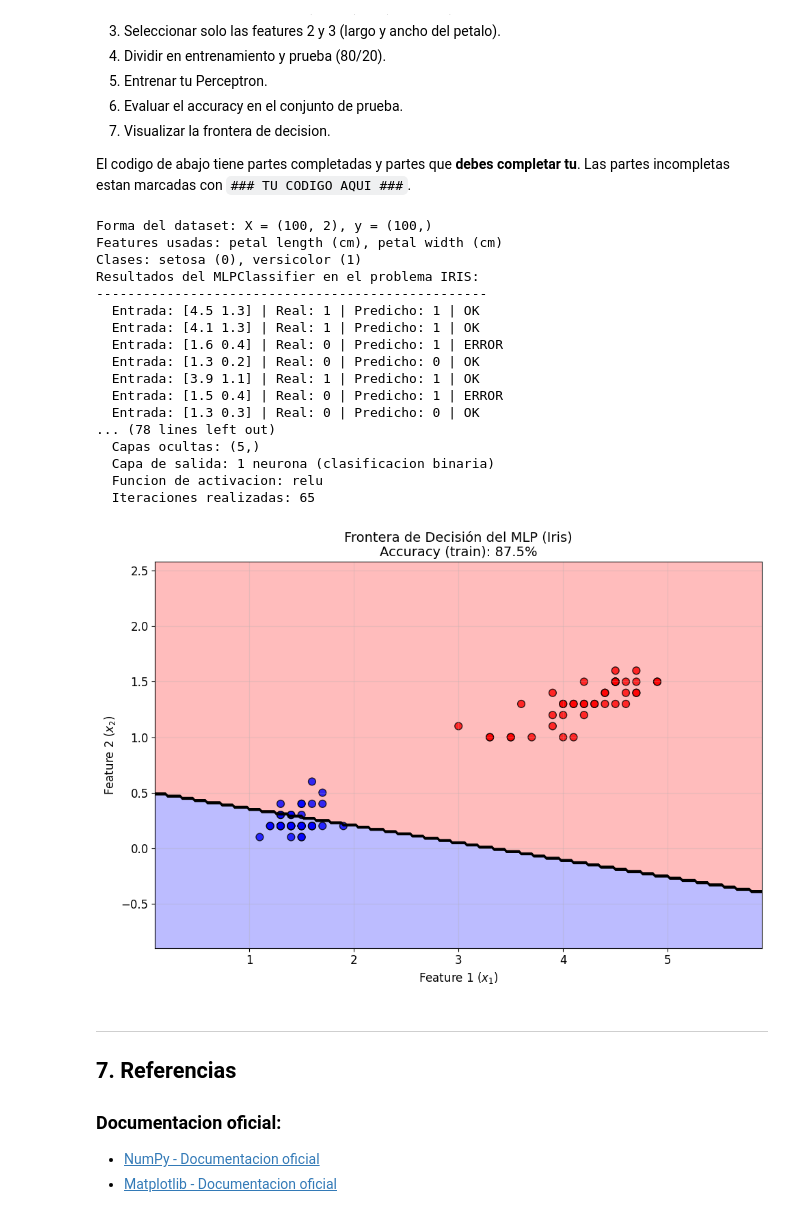
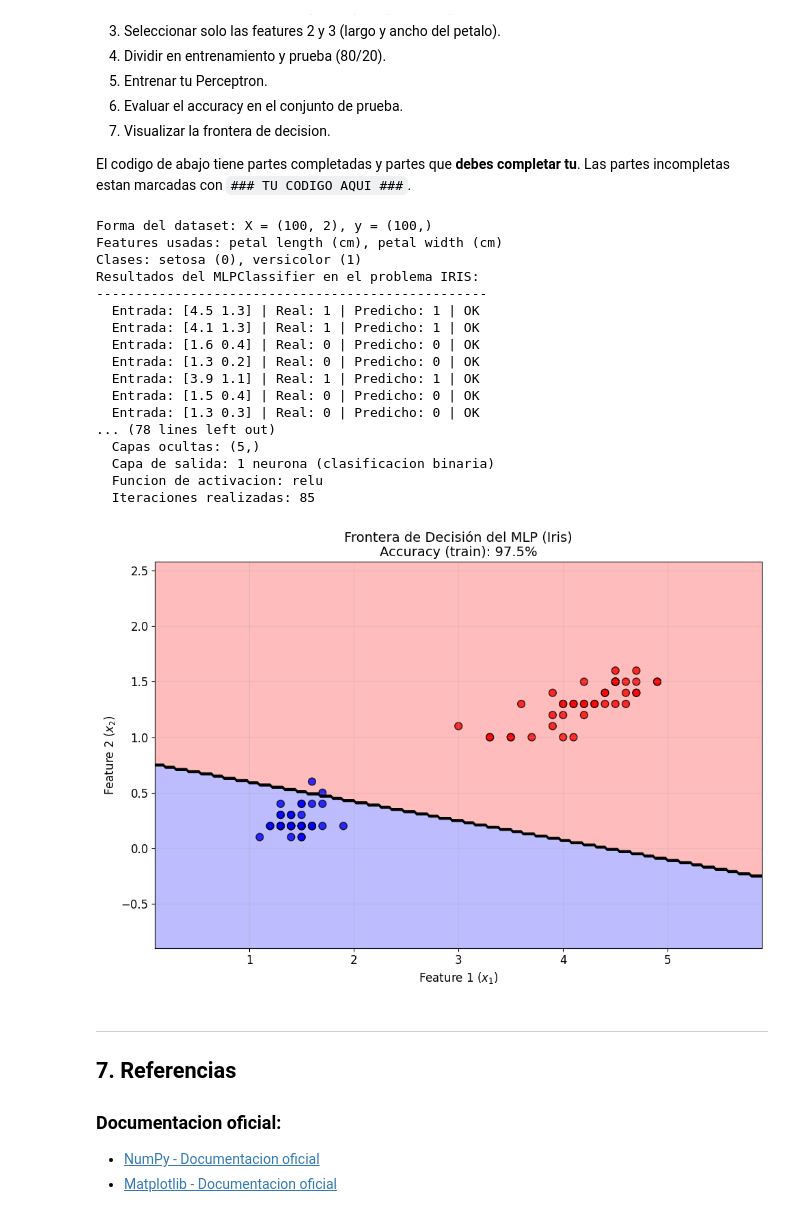
Before and after one commit to profejulianflorez/deep-learning-2-TdeA, a Jupyter notebook: guias/Guia_01_Fundamentos_DL_Perceptron.ipynb, the cells around one changed output. Drawn from its saved outputs; the diff is of its cells as text; code cells hidden in the pictures.

```diff
--- a/guias/Guia_01_Fundamentos_DL_Perceptron.ipynb
+++ b/guias/Guia_01_Fundamentos_DL_Perceptron.ipynb
@@ -1427,7 +1425,7 @@ mlp_iris = MLPClassifier(
     hidden_layer_sizes=(5,),    # 1 capa oculta con 4 neuronas
     activation='relu',          # Funcion de activacion ReLU
     solver='adam',              # Optimizador Adam
-    max_iter=65,              # Maximo de iteraciones
+    max_iter=85,              # Maximo de iteraciones
     random_state=42,            # Semilla para reproducibilidad
     learning_rate_init=0.01     # Tasa de aprendizaje inicial
 )
@@ -1456,37 +1454,37 @@ print(f"  Capas ocultas: {mlp_iris.hidden_layer_sizes}")
 print(f"  Capa de salida: 1 neurona (clasificacion binaria)")
 print(f"  Funcion de activacion: {mlp_iris.activation}")
 print(f"  Iteraciones realizadas: {mlp_iris.n_iter_}\n")
 
 # Paso 7: Visualizar la frontera de decision
 # Usa la funcion plot_decision_boundary() que definimos arriba
 # Grafica usando X_train y y_train
 fig, ax = plt.subplots(figsize=(10, 7))
 plot_decision_boundary(
     X_train, y_train, mlp_iris,
     title=f'Frontera de Decisión del MLP (Iris)\nAccuracy (train): {acc_mlp_iris * 100:.1f}%',
     ax=ax
 )
 plt.tight_layout()
 plt.show()
 # %% [output]
 Forma del dataset: X = (100, 2), y = (100,)
 Features usadas: petal length (cm), petal width (cm)
 Clases: setosa (0), versicolor (1)
 Resultados del MLPClassifier en el problema IRIS:
 --------------------------------------------------
   Entrada: [4.5 1.3] | Real: 1 | Predicho: 1 | OK
   Entrada: [4.1 1.3] | Real: 1 | Predicho: 1 | OK
-  Entrada: [1.6 0.4] | Real: 0 | Predicho: 1 | ERROR
+  Entrada: [1.6 0.4] | Real: 0 | Predicho: 0 | OK
   Entrada: [1.3 0.2] | Real: 0 | Predicho: 0 | OK
   Entrada: [3.9 1.1] | Real: 1 | Predicho: 1 | OK
-  Entrada: [1.5 0.4] | Real: 0 | Predicho: 1 | ERROR
+  Entrada: [1.5 0.4] | Real: 0 | Predicho: 0 | OK
   Entrada: [1.3 0.3] | Real: 0 | Predicho: 0 | OK
 ... (78 lines left out)
   Capas ocultas: (5,)
   Capa de salida: 1 neurona (clasificacion binaria)
   Funcion de activacion: relu
-  Iteraciones realizadas: 65
+  Iteraciones realizadas: 85
-[figure, old version]
+[figure, new version]
 # %% [markdown]
 ---
 
```
Also changed, not shown: parts of 1 cell of this notebook.
